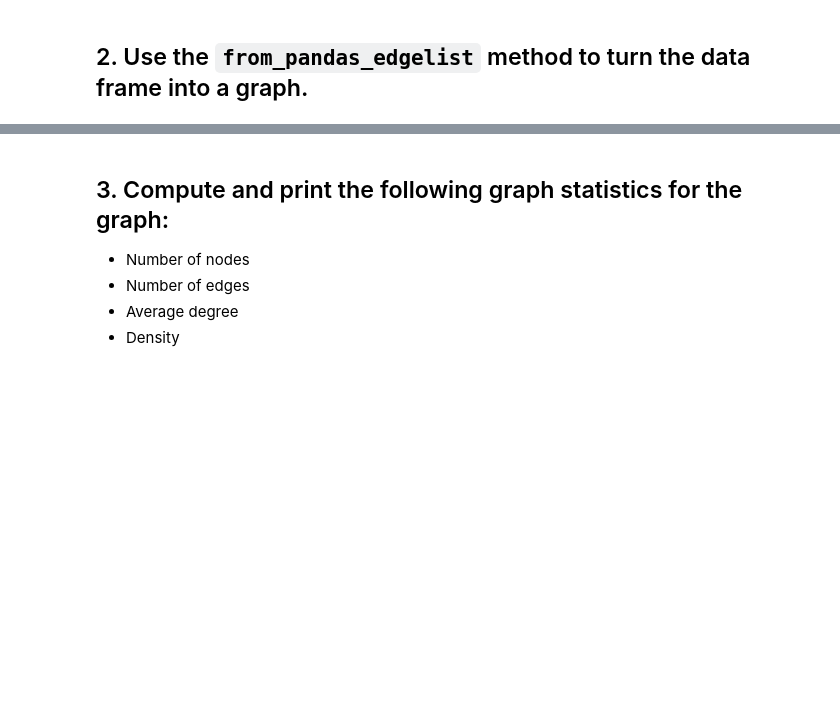
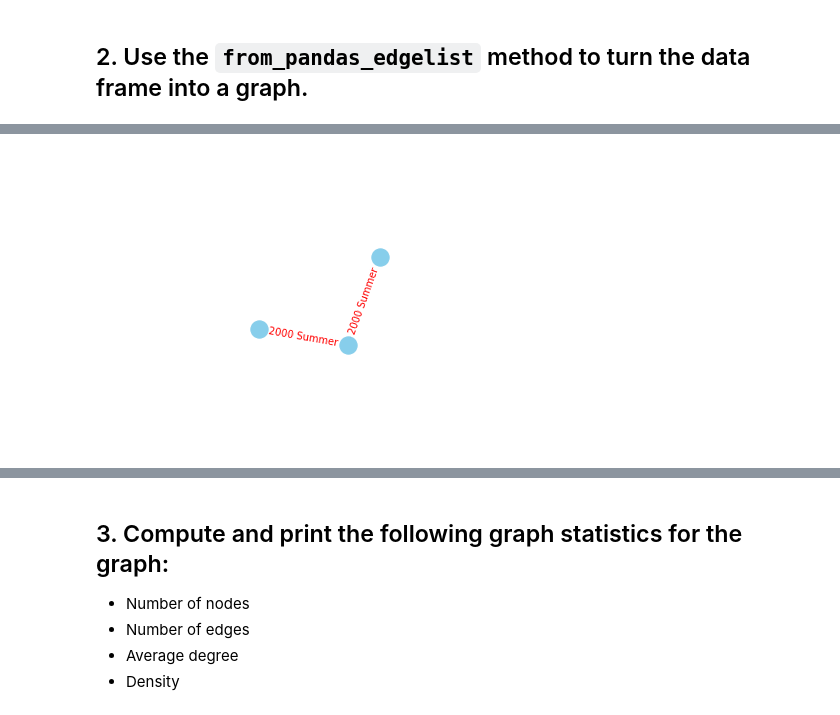
Before and after one commit to ta-datapt-bcn/lab-network-analysis, a Jupyter notebook: your-code/main.ipynb, the cells around one changed output, grey strips where cells are left out. Cells and saved outputs as stored; diff of their text form; code cells hidden in the pictures; blank space fills up the shorter version.

```diff
--- a/your-code/main.ipynb
+++ b/your-code/main.ipynb
@@ -23,0 +68,13 @@ Sort descending by the number of pairwise interactions. Which pair of players ha
+# %%
+# example of adding edge lables manually (for only a few values)
+
+Gs = nx.from_pandas_edgelist(dsmall, 'Name', 'Name_2')
+
+dic = {('Julius Shareef Abdur-Rahim','Walter Ray Allen'):'2000 Summer',
+                                                ('Julius Shareef Abdur-Rahim','Vincent Lamont "Vin" Baker'):'2000 Summer'}
+
+nx.draw(Gs, pos, with_labels=False, node_color="skyblue")
+nx.draw_networkx_edge_labels(Gs,pos,edge_labels=dic, font_color='red')
+plt.show()
+# %% [output]
+[figure, added]
```
Also changed, not shown: parts of 17 cells of this notebook, 1 other file.
